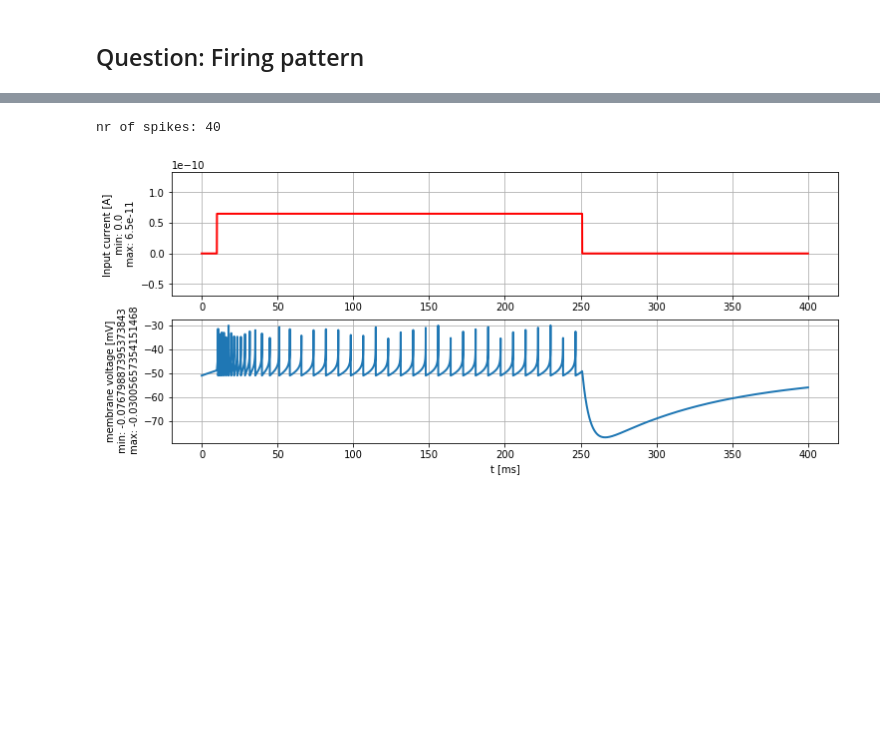
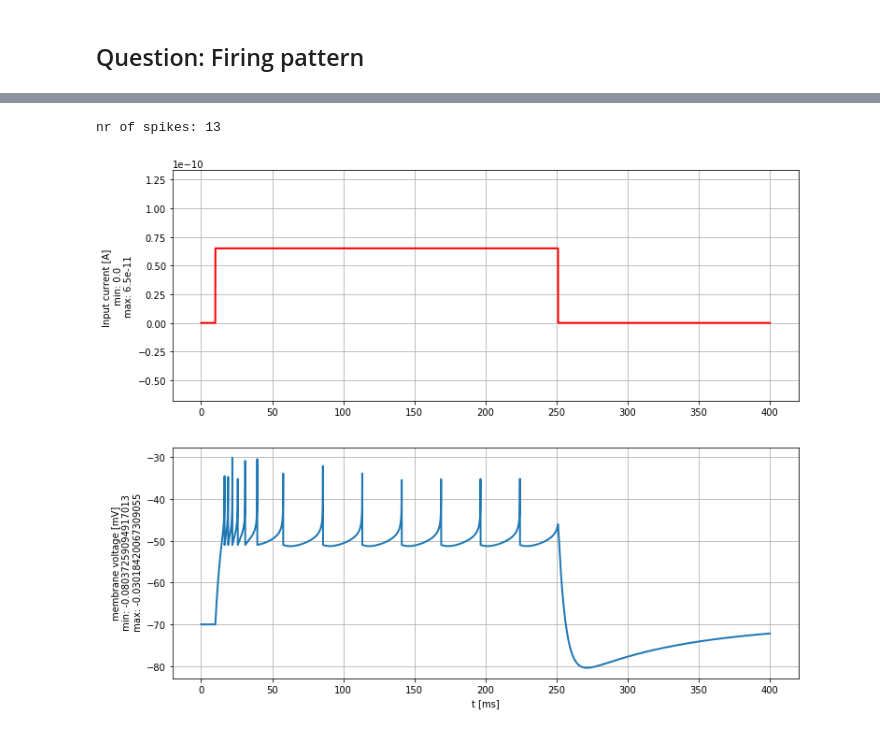
Before and after one commit to disadone/neuronaldynamics-epfl, a Jupyter notebook: 4-AdEx-the Adaptive Exponential Integrate-and-Fire model.ipynb, the cells around one changed output, grey strips where cells are left out. Saved outputs shown, nothing was run; the diff lists cells and outputs as text; code cells hidden in the pictures; blank space fills up the shorter version.

```diff
--- a/4-AdEx-the Adaptive Exponential Integrate-and-Fire model.ipynb
+++ b/4-AdEx-the Adaptive Exponential Integrate-and-Fire model.ipynb
@@ -177,21 +203,21 @@ nr of spikes: 24
 # %%
 #Init. burst
 current = input_factory.get_step_current(10, 250, 1. * b2.ms, 65.0 * b2.pA)
 state_monitor, spike_monitor = AdEx.simulate_AdEx_neuron(
     I_stim=current,
     simulation_time=400 * b2.ms,
     tau_m=5*b2.ms,
     a=0.5*b2.nS,
     tau_w=100*b2.ms,
     b=5*b2.pA,
-    v_rest=-51*b2.mV
+    v_reset=-51*b2.mV
 )
 plot_tools.plot_voltage_and_current_traces(state_monitor, current)
 print("nr of spikes: {}".format(spike_monitor.count[0]))
 # AdEx.plot_adex_state(state_monitor)
 # %% [output]
-nr of spikes: 40
+nr of spikes: 13
-[figure, old version]
+[figure, new version]
 # %%
 # Bursting
 current = input_factory.get_step_current(10, 250, 1. * b2.ms, 65.0 * b2.pA)
```
Also changed, not shown: parts of 24 cells of this notebook.
